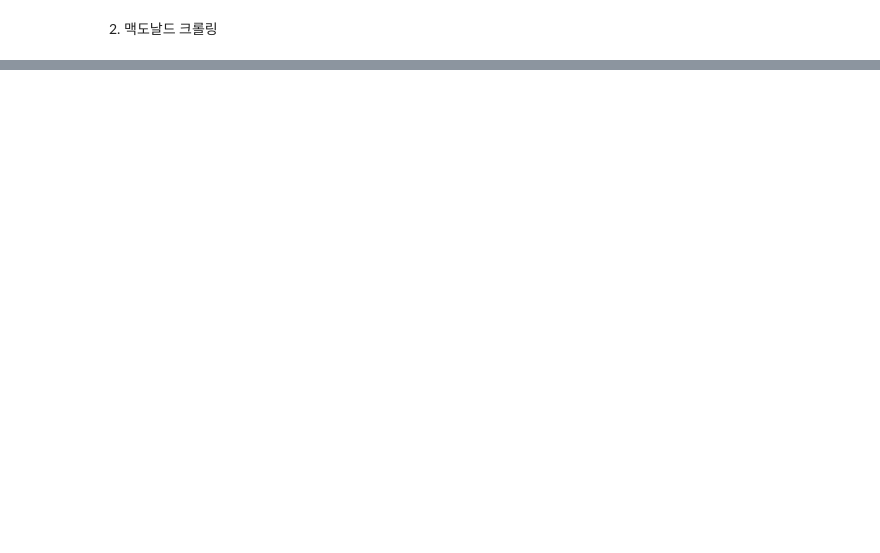
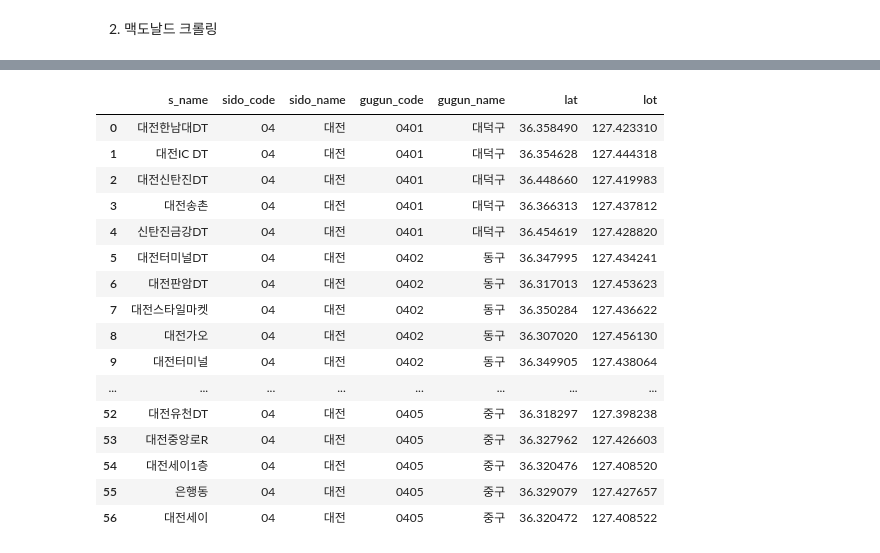
Before and after one commit to leemanni/bigdata_starbucks_macdonald, a Jupyter notebook: starbucks_mcdonald_dataCrawling.ipynb, the cells around one changed output, grey strips where cells are left out. Drawn from its saved outputs; the diff is of its cells as text; code cells hidden in the pictures; blank space fills up the shorter version.

```diff
--- a/starbucks_mcdonald_dataCrawling.ipynb
+++ b/starbucks_mcdonald_dataCrawling.ipynb
@@ -48,15 +48,21 @@ request = requests.post(targetSite, data={
 })
 starbucks = request.json()
 starbucks_df = json_normalize(starbucks, 'list')
-starbucks_df_map = starbucks_df[['s_name', 'sido_code', 'sido_name', 'gugun_code', 'gugun_name', 'doro_address', 'lat', 'lot']]
+starbucks_df_map = starbucks_df[['s_name', 'sido_code', 'sido_name', 'gugun_code', 'gugun_name',  'lat', 'lot']]
+
 starbucks_df_map['lat'] = starbucks_df_map['lat'].astype(float)
 starbucks_df_map['lot'] = starbucks_df_map['lot'].astype(float)
 
 starbucks_map = folium.Map(location=[starbucks_df_map['lat'].mean(), starbucks_df_map['lot'].mean()], zoom_start=11)
+count = 0 # DT 점 수 구하기
 for index, data in starbucks_df_map.iterrows():
     if data['s_name'].find('DT') > 0:
-        pop = folium.Popup(data['s_name'] + '점, 주소: ' + data['doro_address'], max_width=500)
+        count += 1
+#         pop = folium.Popup(data['s_name'] + '점, 주소: ' + data['doro_address'], max_width=500)
+        pop = folium.Popup(data['s_name'] + '점' , max_width=500)
+
         folium.Marker(location=[data['lat'], data['lot']], popup=pop,  icon=folium.Icon(color='green', icon='star')).add_to(starbucks_map)
-starbucks_map.save('./starMap.html')
+# starbucks_map.save('./starMap.html')
+print(count)
 starbucks_map
 # %% [output]
@@ -112,0 +145,20 @@ mac_map
+# %%
+starbucks_df_map
+# %% [output]
+|  | s_name | sido_code | sido_name | gugun_code | gugun_name | lat | lot |
+| 0 | 대전한남대DT | 04 | 대전 | 0401 | 대덕구 | 36.358490 | 127.423310 |
+| 1 | 대전IC DT | 04 | 대전 | 0401 | 대덕구 | 36.354628 | 127.444318 |
+| 2 | 대전신탄진DT | 04 | 대전 | 0401 | 대덕구 | 36.448660 | 127.419983 |
+| 3 | 대전송촌 | 04 | 대전 | 0401 | 대덕구 | 36.366313 | 127.437812 |
+| 4 | 신탄진금강DT | 04 | 대전 | 0401 | 대덕구 | 36.454619 | 127.428820 |
+| 5 | 대전터미널DT | 04 | 대전 | 0402 | 동구 | 36.347995 | 127.434241 |
+| 6 | 대전판암DT | 04 | 대전 | 0402 | 동구 | 36.317013 | 127.453623 |
+| 7 | 대전스타일마켓 | 04 | 대전 | 0402 | 동구 | 36.350284 | 127.436622 |
+| 8 | 대전가오 | 04 | 대전 | 0402 | 동구 | 36.307020 | 127.456130 |
+| 9 | 대전터미널 | 04 | 대전 | 0402 | 동구 | 36.349905 | 127.438064 |
+| ... | ... | ... | ... | ... | ... | ... | ... |
+| 52 | 대전유천DT | 04 | 대전 | 0405 | 중구 | 36.318297 | 127.398238 |
+| 53 | 대전중앙로R | 04 | 대전 | 0405 | 중구 | 36.327962 | 127.426603 |
+| 54 | 대전세이1층 | 04 | 대전 | 0405 | 중구 | 36.320476 | 127.408520 |
+| 55 | 은행동 | 04 | 대전 | 0405 | 중구 | 36.329079 | 127.427657 |
+| 56 | 대전세이 | 04 | 대전 | 0405 | 중구 | 36.320472 | 127.408522 |
```
Also changed, not shown: parts of 4 cells of this notebook, 1 other file.
